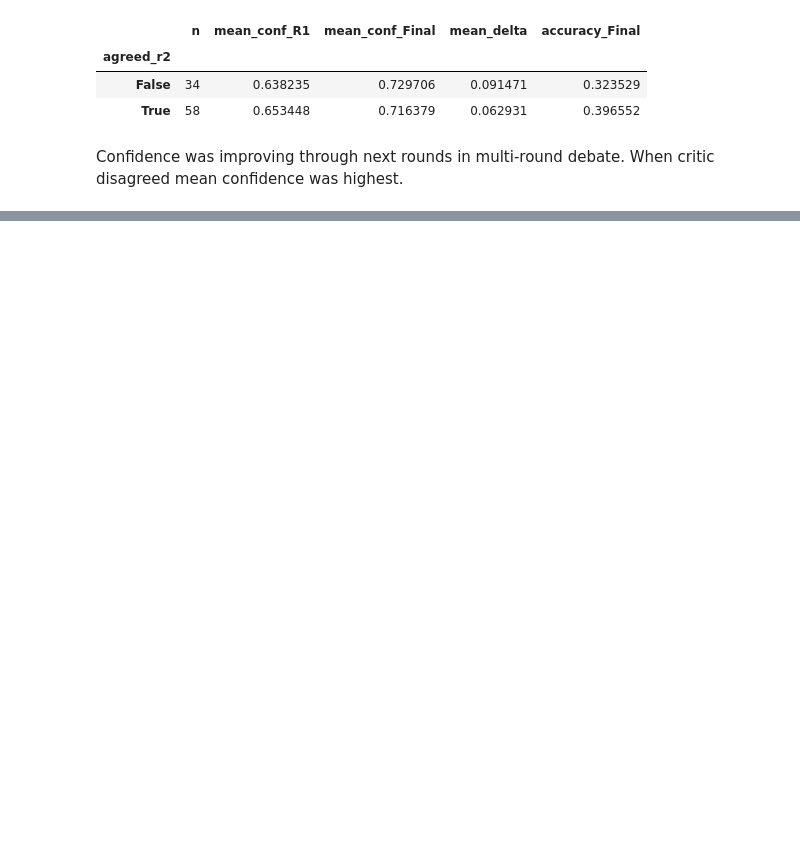
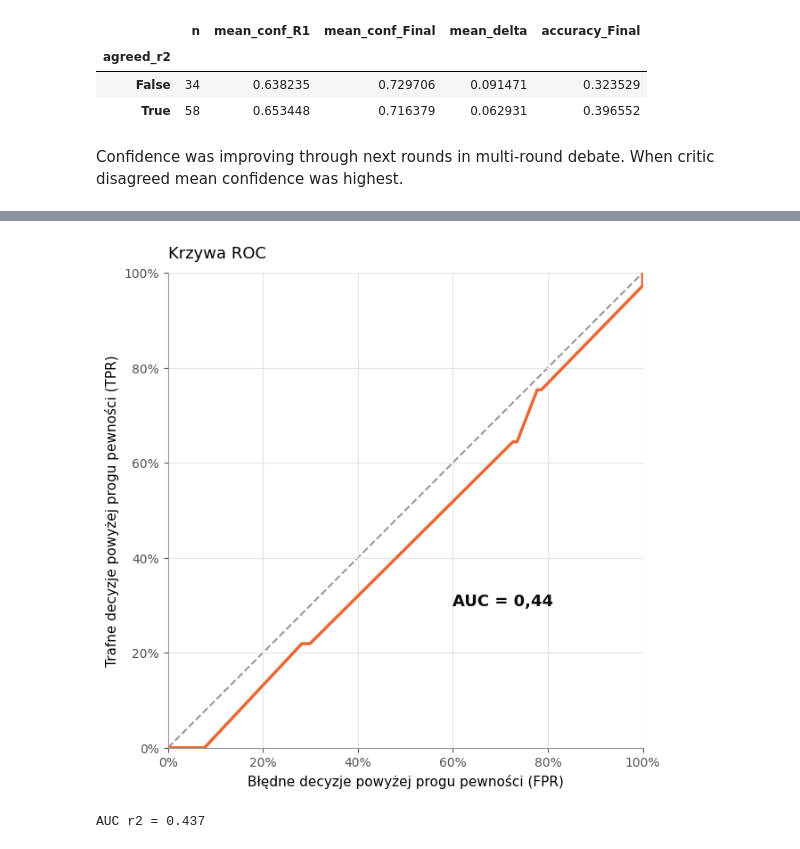
Before and after one commit to Financial-agentic-AI-system/System, a Jupyter notebook: notebooks/detailed_evaluation_analysis.ipynb, the cells around one changed output, grey strips where cells are left out. Saved outputs shown, nothing was run; the diff lists cells and outputs as text; code cells hidden in the pictures; blank space fills up the shorter version.

```diff
--- a/notebooks/detailed_evaluation_analysis.ipynb
+++ b/notebooks/detailed_evaluation_analysis.ipynb
@@ -431,0 +532,52 @@ When critic disagreed mean confidence was highest.
+# %%
+# Krzywa ROC (r2): czy pewność PM odróżnia trafne decyzje od błędnych?
+from matplotlib.ticker import FuncFormatter
+
+
+def roc_from_confidence(conf: pd.Series, correct: pd.Series):
+    """Każdy próg = jedna z unikalnych wartości pewności (od najwyższej).
+    TPR: odsetek trafnych decyzji z pewnością >= próg, FPR: to samo dla błędnych."""
+    conf = conf.to_numpy()
+    correct = correct.to_numpy().astype(bool)
+    thresholds = np.sort(np.unique(conf))[::-1]
+    tpr = np.array([0.0] + [(conf[correct] >= t).mean() for t in thresholds])
+    fpr = np.array([0.0] + [(conf[~correct] >= t).mean() for t in thresholds])
+    auc = float(np.sum(np.diff(fpr) * (tpr[1:] + tpr[:-1]) / 2))  # pole pod krzywą (metoda trapezów)
+    return fpr, tpr, thresholds, auc
+
+
+fpr2, tpr2, thr2, auc2 = roc_from_confidence(df["conf_r2"], df["correct_r2"])
+
+fig, ax = plt.subplots(figsize=(6.5, 6.5))
+
+# Klasyfikator losowy
+ax.plot([0, 1], [0, 1], color="#9a9994", linestyle="--", linewidth=1.5, zorder=1)
+
+# Krzywa ROC dla r2
+ax.plot(fpr2, tpr2, color="#eb6834", linewidth=2.5, zorder=3)
+ax.text(0.60, 0.30, f"AUC = {auc2:.2f}".replace(".", ","), fontsize=13,
+        color="#0b0b0b", fontweight="bold")
+
+ax.set_xlim(0, 1)
+ax.set_ylim(0, 1)
+ax.set_aspect("equal")
+pct = FuncFormatter(lambda v, _: f"{v * 100:.0f}%")
+ax.xaxis.set_major_formatter(pct)
+ax.yaxis.set_major_formatter(pct)
+ax.set_xlabel("Błędne decyzje powyżej progu pewności (FPR)", fontsize=11)
+ax.set_ylabel("Trafne decyzje powyżej progu pewności (TPR)", fontsize=11)
+ax.set_title("Krzywa ROC", loc="left", fontsize=13, pad=12)
+ax.grid(color="#e4e3df", linewidth=0.8, zorder=0)
+for side in ("top", "right"):
+    ax.spines[side].set_visible(False)
+for side in ("left", "bottom"):
+    ax.spines[side].set_color("#9a9994")
+ax.tick_params(colors="#52514e")
+plt.tight_layout()
+# fig.savefig("roc_pewnosc_pm_r2.png", dpi=200, bbox_inches="tight")  # odkomentuj, aby zapisać
+plt.show()
+
+print(f"AUC r2 = {auc2:.3f}")
+# %% [output]
+[figure, added]
+AUC r2 = 0.437
```
Also changed, not shown: parts of 2 cells of this notebook.
